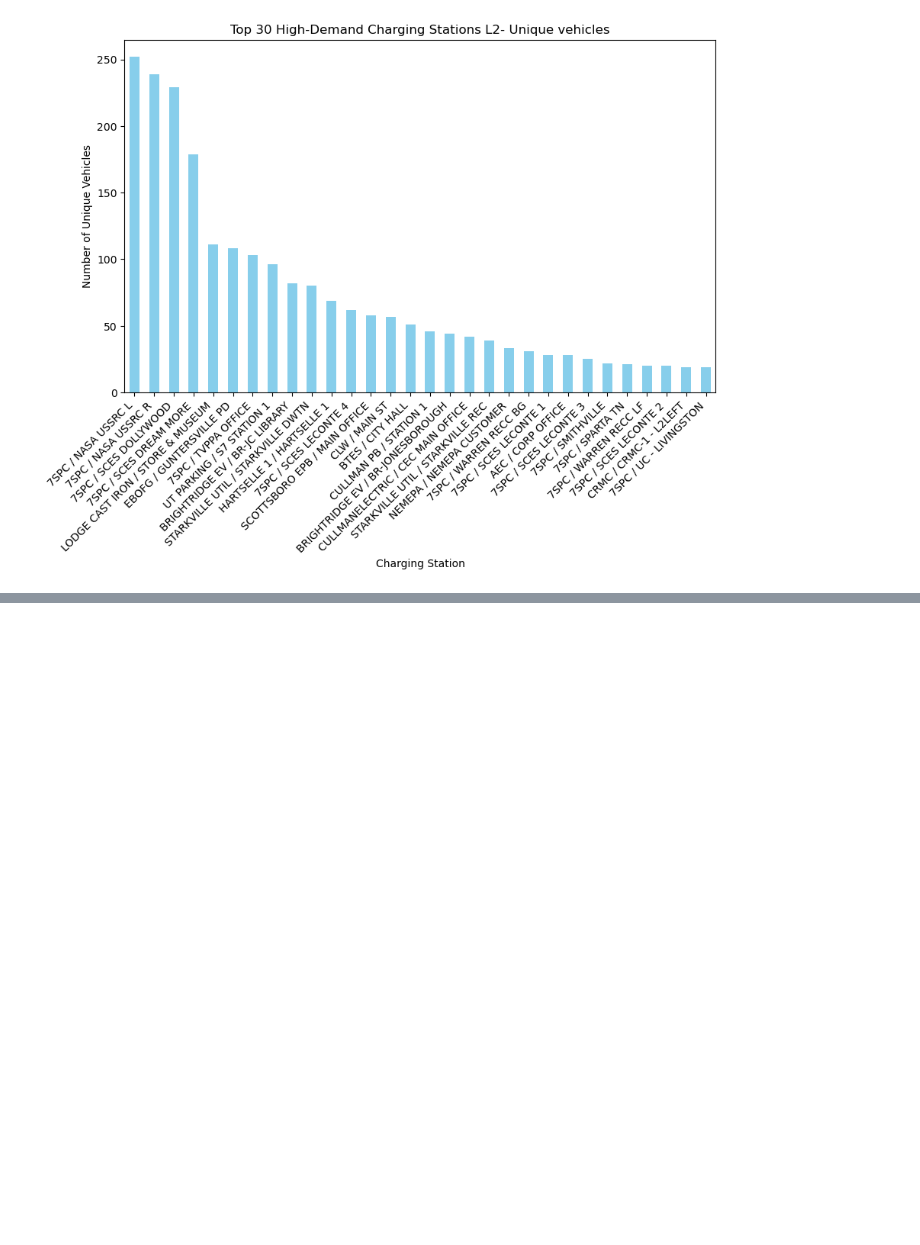
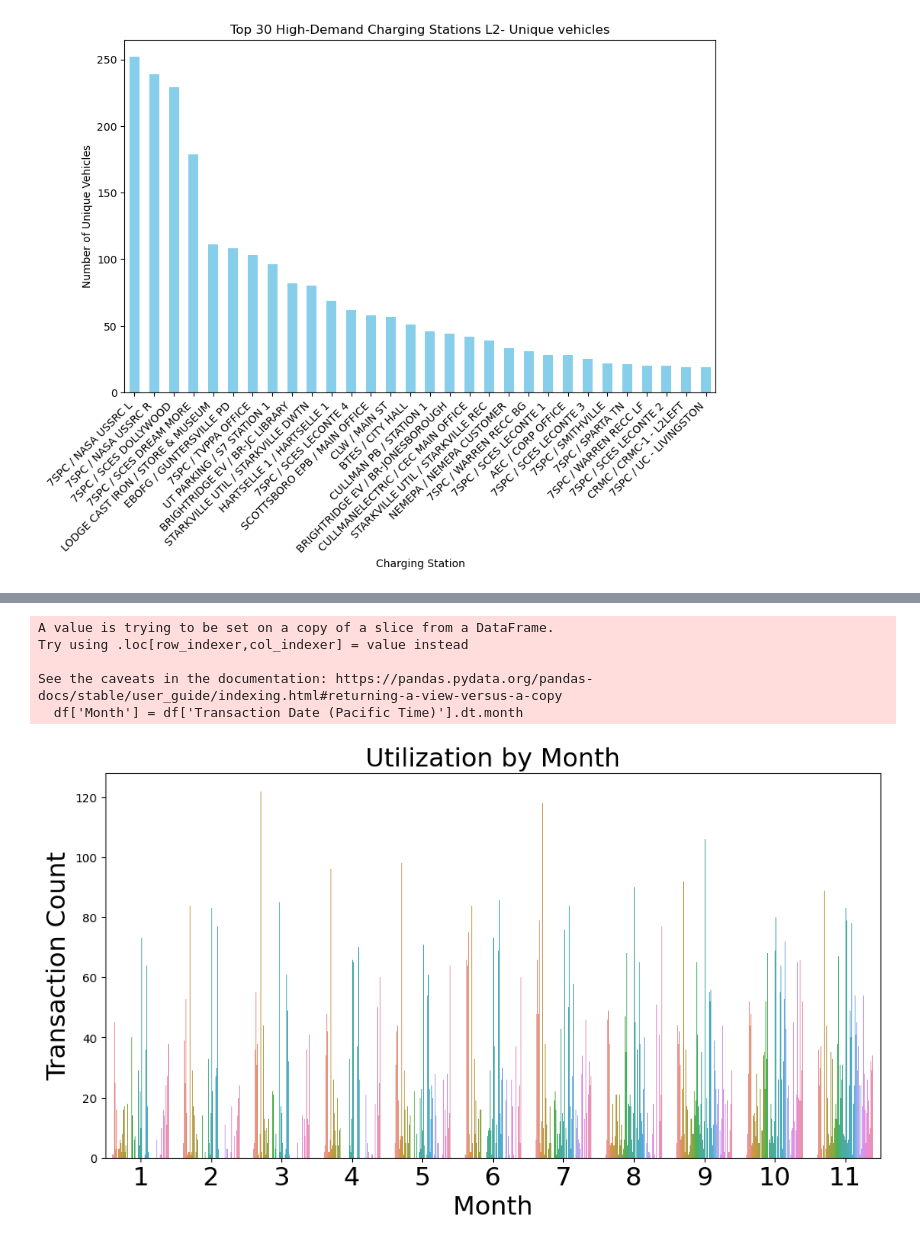
Before and after one commit to mkhaleghian/SevenStates, a Jupyter notebook: Analysis.ipynb, the cells around one changed output, grey strips where cells are left out. Saved outputs shown, nothing was run; the diff lists cells and outputs as text; code cells hidden in the pictures; blank space fills up the shorter version.

```diff
--- a/Analysis.ipynb
+++ b/Analysis.ipynb
@@ -566,0 +510,39 @@ plt.show()
+# %%
+# Assuming 'Transaction Date' is in datetime format
+df['Month'] = df['Transaction Date (Pacific Time)'].dt.month
+
+# Grouping by Station Name and Month
+utilization_by_month = df.groupby(['Station Name', 'Month']).size().reset_index(name='Transaction Count')
+# %% [output]
+A value is trying to be set on a copy of a slice from a DataFrame.
+Try using .loc[row_indexer,col_indexer] = value instead
+
+See the caveats in the documentation: https://pandas.pydata.org/pandas-docs/stable/user_guide/indexing.html#returning-a-view-versus-a-copy
+  df['Month'] = df['Transaction Date (Pacific Time)'].dt.month
+# %%
+import matplotlib.pyplot as plt
+import seaborn as sns
+
+# Assuming 'utilization_by_month' is the DataFrame you obtained
+plt.figure(figsize=(12, 6))
+ax = sns.barplot(x='Month', y='Transaction Count', hue='Station Name', data=utilization_by_month)
+plt.title('Utilization by Month', fontsize=22)
+
+# Set x-axis label and font size
+ax.set_xlabel('Month', fontsize=22)
+
+# Set y-axis label and font size
+ax.set_ylabel('Transaction Count', fontsize=22)
+
+# Set font size of month labels on the x-axis
+ax.tick_params(axis='x', labelsize=22)
+
+# Remove the legend
+plt.legend().set_visible(False)
+
+# Add 1 to x-axis ticks
+ax.set_xticklabels(ax.get_xticks() + 1)
+
+plt.show()
+# %% [output]
+[figure, added]
```
Also changed, not shown: parts of 30 cells of this notebook.
